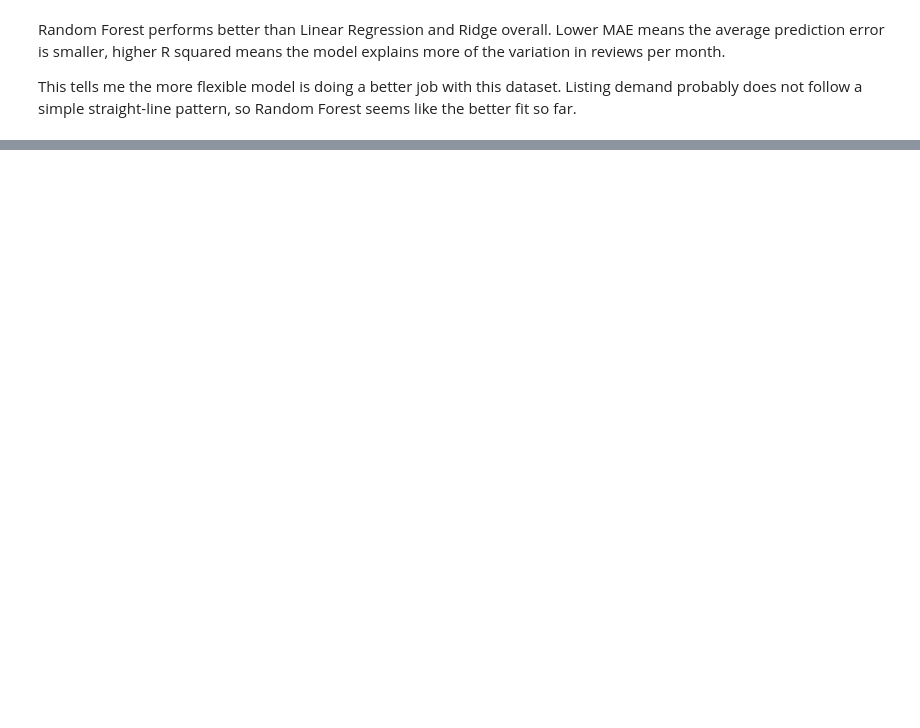
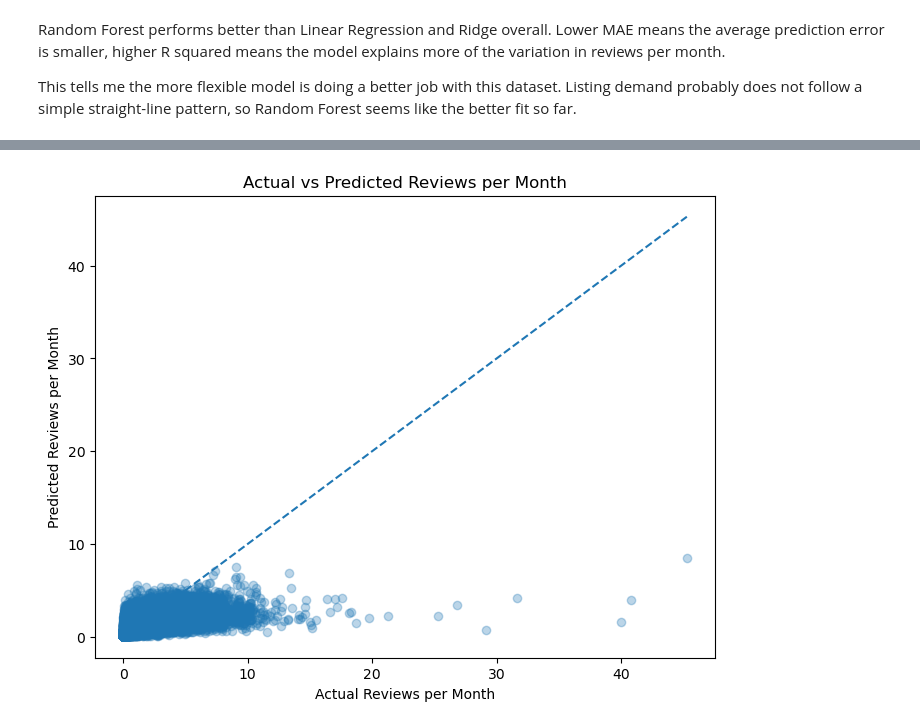
Before and after one commit to coco-martinez/capstone-2-airbnb-analysis, a Jupyter notebook: notebooks/06_final_modeling_with_product_features.ipynb, the cells around one changed output, grey strips where cells are left out. Saved outputs shown, nothing was run; the diff lists cells and outputs as text; code cells hidden in the pictures; blank space fills up the shorter version.

```diff
--- a/notebooks/06_final_modeling_with_product_features.ipynb
+++ b/notebooks/06_final_modeling_with_product_features.ipynb
@@ -577,0 +355,20 @@ Overall, the model points to a simple idea: hosts should focus less on one “ma
+# %%
+# setting the tuned random forest as the final model
+final_model = tuned_rf
+final_pred_log = tuned_pred
+final_feature_cols = feature_cols
+
+# converting predictions and actual values back to normal reviews per month
+final_pred = np.expm1(final_pred_log)
+actual_reviews = np.expm1(y_test)
+
+# creating a dataframe to compare actual vs predicted demand
+prediction_results = pd.DataFrame({
+    'actual_reviews_per_month': actual_reviews,
+    'predicted_reviews_per_month': final_pred})
+
+prediction_results['prediction_error'] = (
+    prediction_results['actual_reviews_per_month'] -
+    prediction_results['predicted_reviews_per_month'])
+
+prediction_results.head()
@@ -577,0 +485,20 @@ Overall, the model points to a simple idea: hosts should focus less on one “ma
+# %%
+plt.figure(figsize=(8, 6))
+
+plt.scatter(
+    prediction_results['actual_reviews_per_month'],
+    prediction_results['predicted_reviews_per_month'],
+    alpha=0.3)
+
+max_value = max(
+    prediction_results['actual_reviews_per_month'].max(),
+    prediction_results['predicted_reviews_per_month'].max())
+
+plt.plot([0, max_value], [0, max_value], linestyle='--')
+
+plt.title('Actual vs Predicted Reviews per Month')
+plt.xlabel('Actual Reviews per Month')
+plt.ylabel('Predicted Reviews per Month')
+plt.show()
+# %% [output]
+[figure, added]
```
Also changed, not shown: parts of 60 cells of this notebook, 6 other files.
